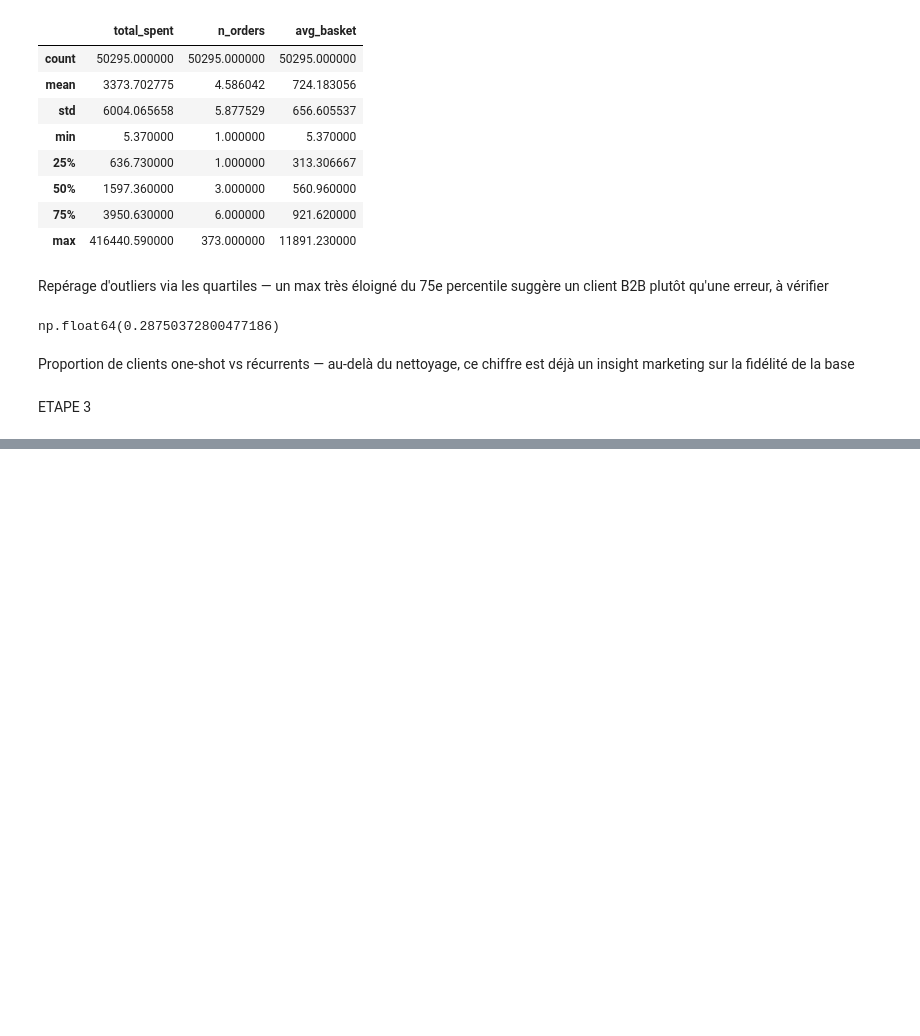
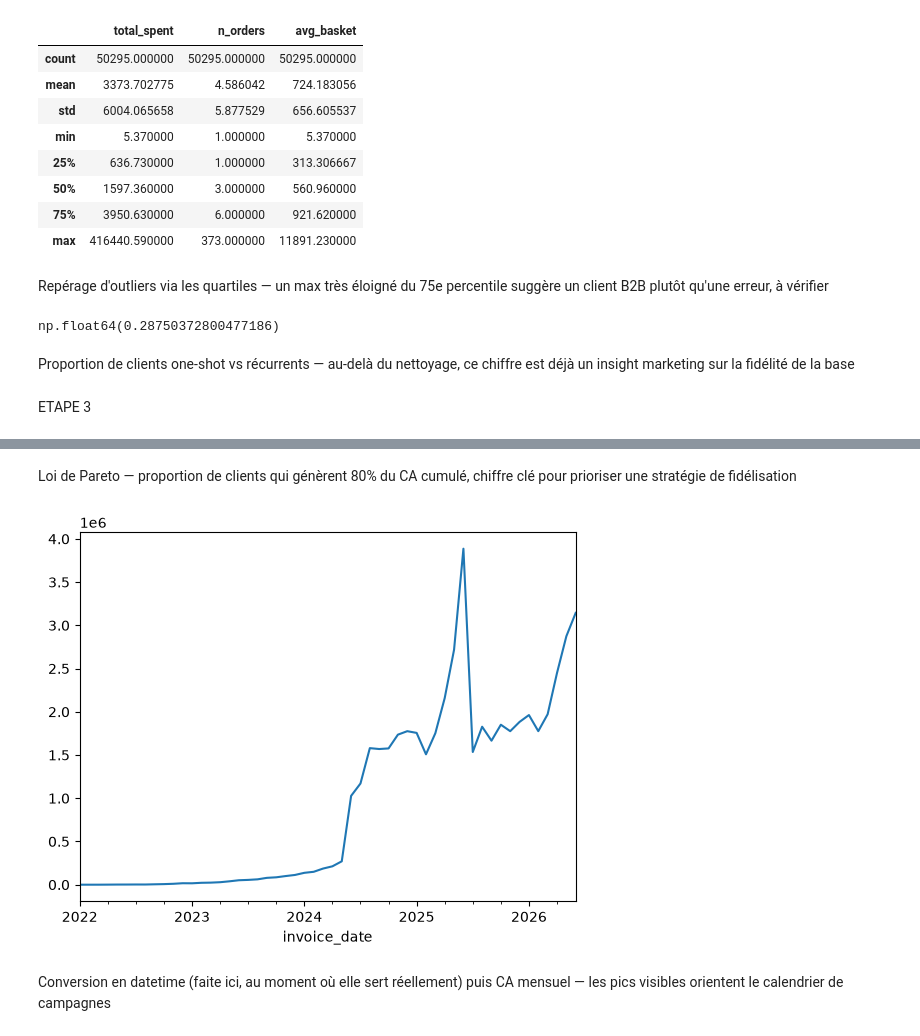
Before and after one commit to AnjaraAndriatseheno/Projet_CRM, a Jupyter notebook: TP1.ipynb, the cells around one changed output, grey strips where cells are left out. Drawn from its saved outputs; the diff is of its cells as text; code cells hidden in the pictures; blank space fills up the shorter version.

```diff
--- a/TP1.ipynb
+++ b/TP1.ipynb
@@ -213,0 +228,10 @@ ETAPE 3
+# %% [markdown]
+Loi de Pareto — proportion de clients qui génèrent 80% du CA cumulé, chiffre clé pour prioriser une stratégie de fidélisation
+# %%
+transactions["invoice_date"] = pd.to_datetime(transactions["invoice_date"])
+transactions.groupby(transactions["invoice_date"].dt.to_period("M"))["line_total"].sum().plot()
+plt.show()
+# %% [output]
+[figure, added]
+# %% [markdown]
+Conversion en datetime (faite ici, au moment où elle sert réellement) puis CA mensuel — les pics visibles orientent le calendrier de campagnes
```
Also changed, not shown: parts of 11 cells of this notebook.
